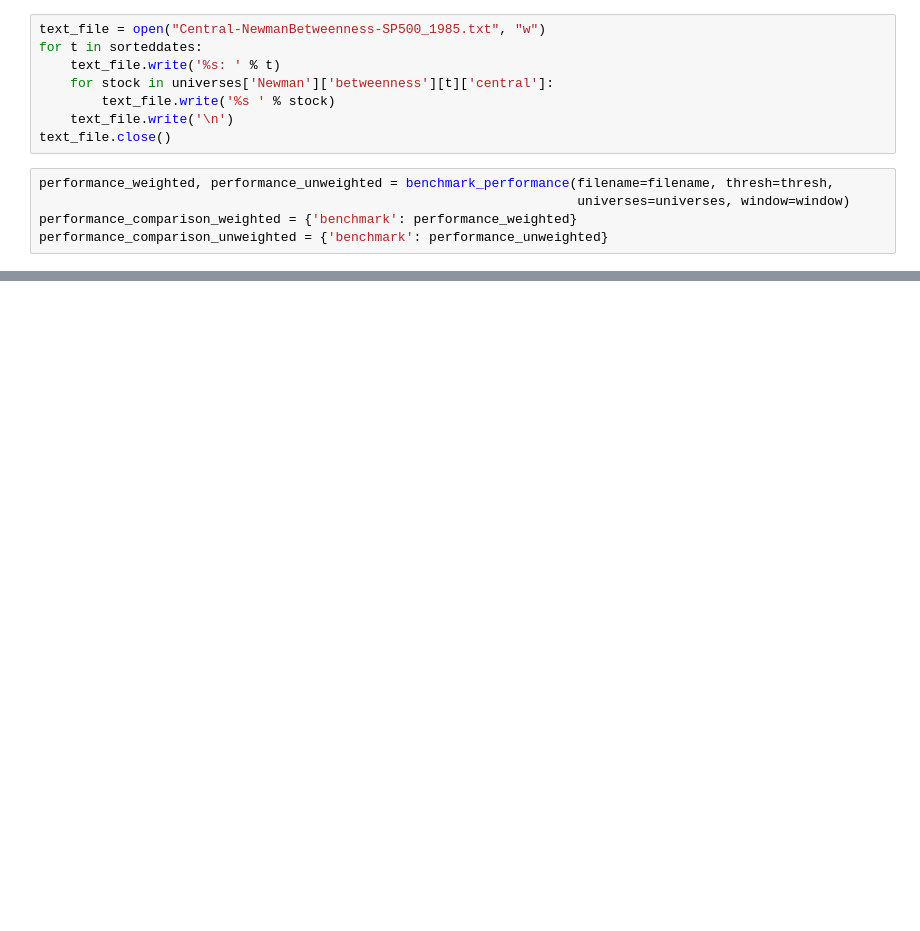
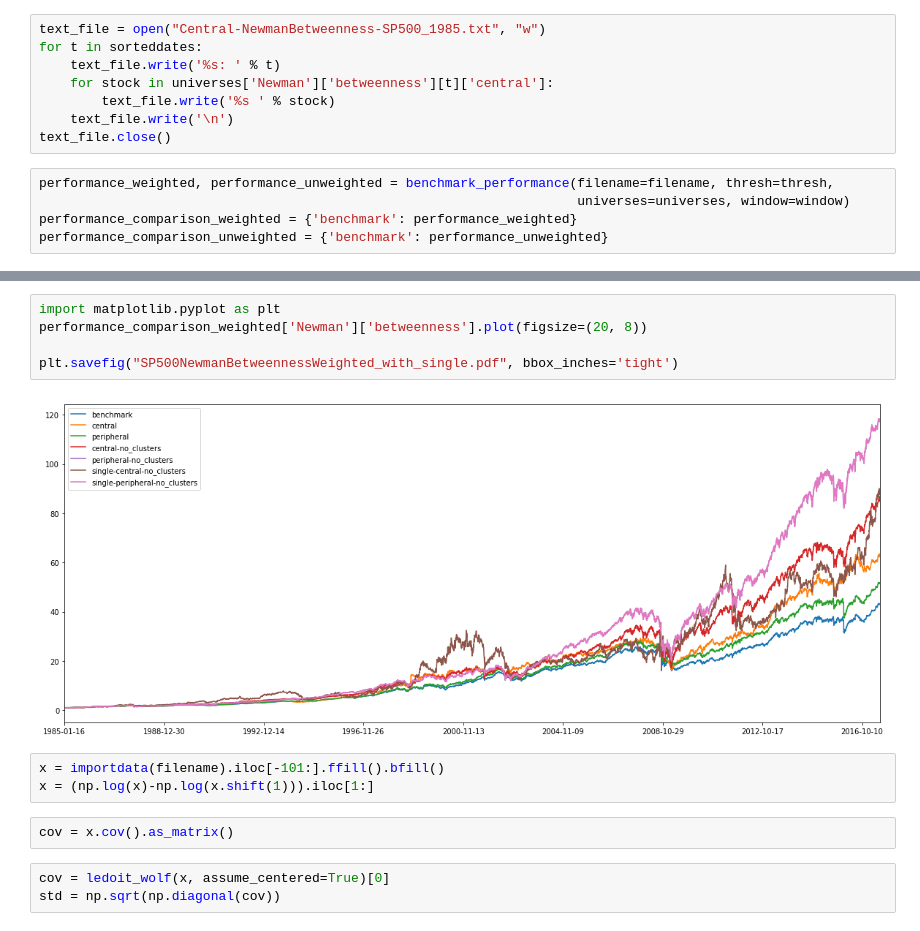
Before and after one commit to jasonhere/clustering-network, a Jupyter notebook: runningscript.ipynb, the cells around one changed output, grey strips where cells are left out. Drawn from its saved outputs; the diff is of its cells as text; blank space fills up the shorter version.

```diff
--- a/runningscript.ipynb
+++ b/runningscript.ipynb
@@ -212,0 +221,15 @@ performance_comparison_weighted['Newman']['betweenness'].plot(figsize=(10, 8))
+# %%
+import matplotlib.pyplot as plt
+performance_comparison_weighted['Newman']['betweenness'].plot(figsize=(20, 8))
+
+plt.savefig("SP500NewmanBetweennessWeighted_with_single.pdf", bbox_inches='tight')
+# %% [output]
+[figure, added]
+# %%
+x = importdata(filename).iloc[-101:].ffill().bfill()
+x = (np.log(x)-np.log(x.shift(1))).iloc[1:]
+# %%
+cov = x.cov().as_matrix()
+# %%
+cov = ledoit_wolf(x, assume_centered=True)[0]
+std = np.sqrt(np.diagonal(cov))
```
Also changed, not shown: parts of 31 cells of this notebook, 1 other file.
